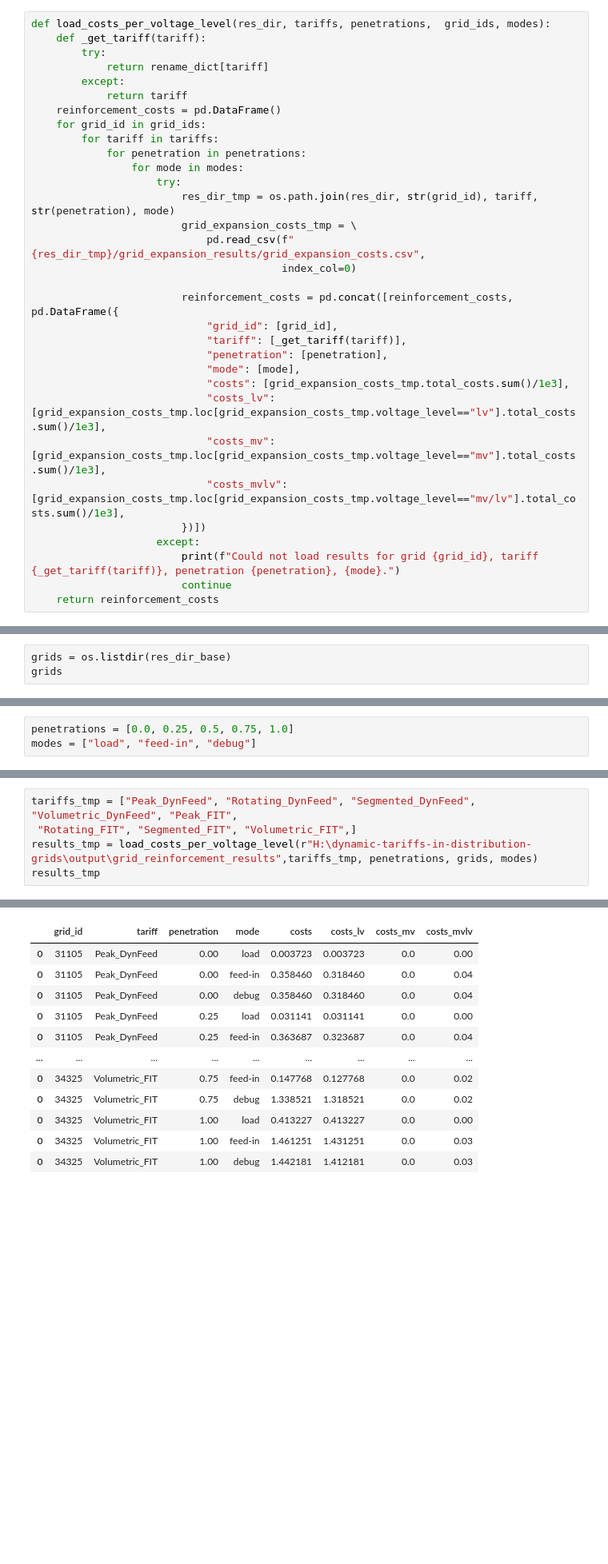
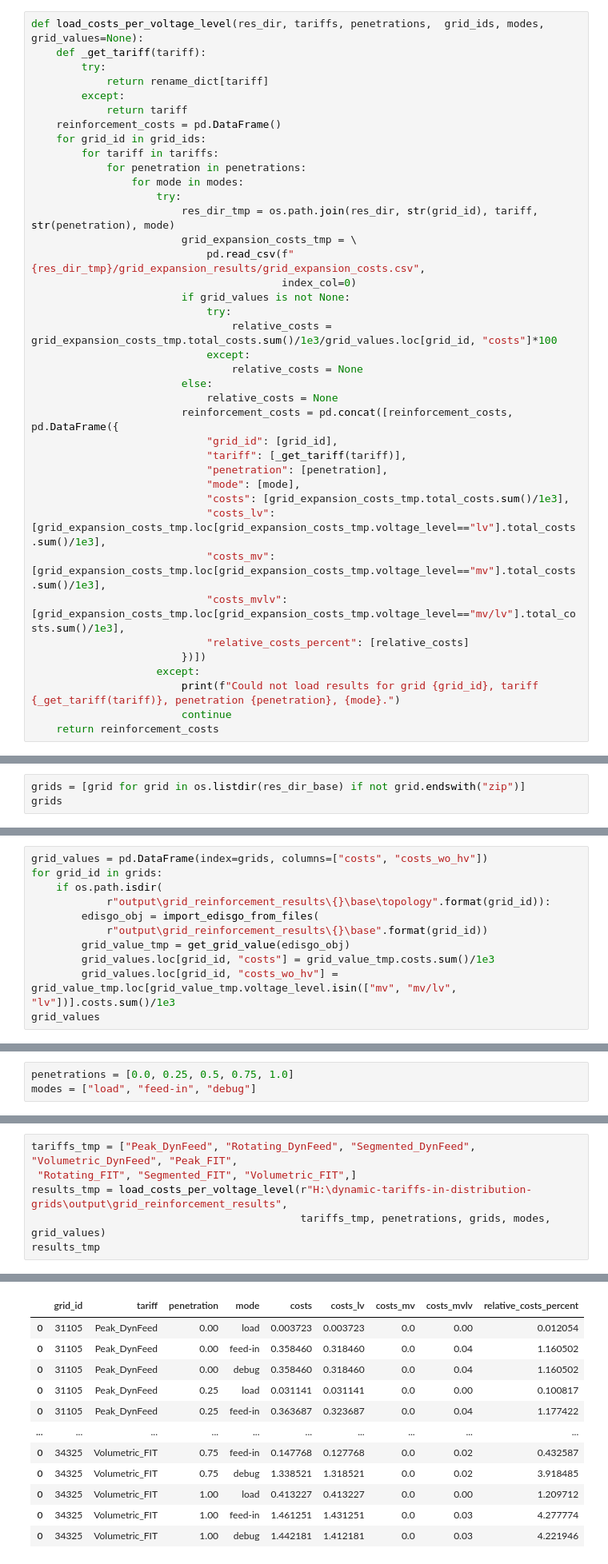
Before and after one commit to leloq/dynamic-tariffs-in-distribution-grids, a Jupyter notebook: 05_Visualise_reinforcement_results.ipynb, the cells around one changed output, grey strips where cells are left out. Shown at 80% size. Cells and saved outputs as stored; diff of their text form; blank space fills up the shorter version.

```diff
--- a/05_Visualise_reinforcement_results.ipynb
+++ b/05_Visualise_reinforcement_results.ipynb
@@ -9,5 +14,5 @@ import matplotlib.patches as mpatches
 # %%
-def load_costs_per_voltage_level(res_dir, tariffs, penetrations,  grid_ids, modes):
+def load_costs_per_voltage_level(res_dir, tariffs, penetrations,  grid_ids, modes, grid_values=None):
     def _get_tariff(tariff):
         try:
             return rename_dict[tariff]
@@ -23,7 +28,13 @@ def load_costs_per_voltage_level(res_dir, tariffs, penetrations,  grid_ids, mode
                         grid_expansion_costs_tmp = \
                             pd.read_csv(f"{res_dir_tmp}/grid_expansion_results/grid_expansion_costs.csv",
                                         index_col=0)
-
+                        if grid_values is not None:
+                            try:
+                                relative_costs = grid_expansion_costs_tmp.total_costs.sum()/1e3/grid_values.loc[grid_id, "costs"]*100
+                            except:
+                                relative_costs = None
+                        else:
+                            relative_costs = None
                         reinforcement_costs = pd.concat([reinforcement_costs, pd.DataFrame({
                             "grid_id": [grid_id],
                             "tariff": [_get_tariff(tariff)],
@@ -33,6 +44,7 @@ def load_costs_per_voltage_level(res_dir, tariffs, penetrations,  grid_ids, mode
                             "costs_lv": [grid_expansion_costs_tmp.loc[grid_expansion_costs_tmp.voltage_level=="lv"].total_costs.sum()/1e3],
                             "costs_mv": [grid_expansion_costs_tmp.loc[grid_expansion_costs_tmp.voltage_level=="mv"].total_costs.sum()/1e3],
                             "costs_mvlv": [grid_expansion_costs_tmp.loc[grid_expansion_costs_tmp.voltage_level=="mv/lv"].total_costs.sum()/1e3],
+                            "relative_costs_percent": [relative_costs]
                         })])
                     except:
                         print(f"Could not load results for grid {grid_id}, tariff {_get_tariff(tariff)}, penetration {penetration}, {mode}.")
@@ -41,7 +96,7 @@ def load_costs_per_voltage_level(res_dir, tariffs, penetrations,  grid_ids, mode
 # %%
 res_dir_base = r"H:\dynamic-tariffs-in-distribution-grids\output\grid_reinforcement_results"
 # %%
-grids = os.listdir(res_dir_base)
+grids = [grid for grid in os.listdir(res_dir_base) if not grid.endswith("zip")]
 grids
 # %% [output]
 ['31105',
@@ -54,3 +109,14 @@ grids
  '33128',
  '34186',
  '34325']
+# %%
+grid_values = pd.DataFrame(index=grids, columns=["costs", "costs_wo_hv"])
+for grid_id in grids:
+    if os.path.isdir(
+            r"output\grid_reinforcement_results\{}\base\topology".format(grid_id)):
+        edisgo_obj = import_edisgo_from_files(
+            r"output\grid_reinforcement_results\{}\base".format(grid_id))
+        grid_value_tmp = get_grid_value(edisgo_obj)
+        grid_values.loc[grid_id, "costs"] = grid_value_tmp.costs.sum()/1e3
+        grid_values.loc[grid_id, "costs_wo_hv"] = grid_value_tmp.loc[grid_value_tmp.voltage_level.isin(["mv", "mv/lv", "lv"])].costs.sum()/1e3
+grid_values
@@ -101,35 +185,36 @@ rename_dict ={
 # %%
 tariffs_tmp = ["Peak_DynFeed", "Rotating_DynFeed", "Segmented_DynFeed", "Volumetric_DynFeed", "Peak_FIT",
  "Rotating_FIT", "Segmented_FIT", "Volumetric_FIT",]
-results_tmp = load_costs_per_voltage_level(r"H:\dynamic-tariffs-in-distribution-grids\output\grid_reinforcement_results",tariffs_tmp, penetrations, grids, modes)
+results_tmp = load_costs_per_voltage_level(r"H:\dynamic-tariffs-in-distribution-grids\output\grid_reinforcement_results",
+                                           tariffs_tmp, penetrations, grids, modes, grid_values)
 results_tmp
 # %% [output]
 Could not load results for grid 31105, tariff Rotating_DynFeed, penetration 0.0, load.
 Could not load results for grid 31105, tariff Segmented_DynFeed, penetration 0.0, load.
 Could not load results for grid 31105, tariff Segmented_DynFeed, penetration 0.25, load.
 Could not load results for grid 31105, tariff Segmented_DynFeed, penetration 0.5, load.
 Could not load results for grid 31105, tariff Segmented_DynFeed, penetration 0.75, load.
 Could not load results for grid 31105, tariff Segmented_DynFeed, penetration 1.0, load.
 Could not load results for grid 31105, tariff Volumetric_DynFeed, penetration 0.0, load.
 Could not load results for grid 31105, tariff Peak_FIT, penetration 0.0, load.
 Could not load results for grid 31105, tariff Rotating_FIT, penetration 0.0, load.
 Could not load results for grid 31105, tariff Segmented_FIT, penetration 0.0, load.
 Could not load results for grid 31105, tariff Segmented_FIT, penetration 0.25, load.
 Could not load results for grid 31105, tariff Segmented_FIT, penetration 0.5, load.
 ... (96 lines left out)
 Could not load results for grid 34325, tariff Segmented_FIT, penetration 0.5, load.
 Could not load results for grid 34325, tariff Segmented_FIT, penetration 0.75, load.
 Could not load results for grid 34325, tariff Segmented_FIT, penetration 1.0, load.
 Could not load results for grid 34325, tariff Volumetric_FIT, penetration 0.0, load.
-|  | grid_id | tariff | penetration | mode | costs | costs_lv | costs_mv | costs_mvlv |
-| 0 | 31105 | Peak_DynFeed | 0.00 | load | 0.003723 | 0.003723 | 0.0 | 0.00 |
-| 0 | 31105 | Peak_DynFeed | 0.00 | feed-in | 0.358460 | 0.318460 | 0.0 | 0.04 |
-| 0 | 31105 | Peak_DynFeed | 0.00 | debug | 0.358460 | 0.318460 | 0.0 | 0.04 |
-| 0 | 31105 | Peak_DynFeed | 0.25 | load | 0.031141 | 0.031141 | 0.0 | 0.00 |
-| 0 | 31105 | Peak_DynFeed | 0.25 | feed-in | 0.363687 | 0.323687 | 0.0 | 0.04 |
-| ... | ... | ... | ... | ... | ... | ... | ... | ... |
-| 0 | 34325 | Volumetric_FIT | 0.75 | feed-in | 0.147768 | 0.127768 | 0.0 | 0.02 |
-| 0 | 34325 | Volumetric_FIT | 0.75 | debug | 1.338521 | 1.318521 | 0.0 | 0.02 |
-| 0 | 34325 | Volumetric_FIT | 1.00 | load | 0.413227 | 0.413227 | 0.0 | 0.00 |
-| 0 | 34325 | Volumetric_FIT | 1.00 | feed-in | 1.461251 | 1.431251 | 0.0 | 0.03 |
-| 0 | 34325 | Volumetric_FIT | 1.00 | debug | 1.442181 | 1.412181 | 0.0 | 0.03 |
+|  | grid_id | tariff | penetration | mode | costs | costs_lv | costs_mv | costs_mvlv | relative_costs_percent |
+| 0 | 31105 | Peak_DynFeed | 0.00 | load | 0.003723 | 0.003723 | 0.0 | 0.00 | 0.012054 |
+| 0 | 31105 | Peak_DynFeed | 0.00 | feed-in | 0.358460 | 0.318460 | 0.0 | 0.04 | 1.160502 |
+| 0 | 31105 | Peak_DynFeed | 0.00 | debug | 0.358460 | 0.318460 | 0.0 | 0.04 | 1.160502 |
+| 0 | 31105 | Peak_DynFeed | 0.25 | load | 0.031141 | 0.031141 | 0.0 | 0.00 | 0.100817 |
+| 0 | 31105 | Peak_DynFeed | 0.25 | feed-in | 0.363687 | 0.323687 | 0.0 | 0.04 | 1.177422 |
+| ... | ... | ... | ... | ... | ... | ... | ... | ... | ... |
+| 0 | 34325 | Volumetric_FIT | 0.75 | feed-in | 0.147768 | 0.127768 | 0.0 | 0.02 | 0.432587 |
+| 0 | 34325 | Volumetric_FIT | 0.75 | debug | 1.338521 | 1.318521 | 0.0 | 0.02 | 3.918485 |
+| 0 | 34325 | Volumetric_FIT | 1.00 | load | 0.413227 | 0.413227 | 0.0 | 0.00 | 1.209712 |
+| 0 | 34325 | Volumetric_FIT | 1.00 | feed-in | 1.461251 | 1.431251 | 0.0 | 0.03 | 4.277774 |
+| 0 | 34325 | Volumetric_FIT | 1.00 | debug | 1.442181 | 1.412181 | 0.0 | 0.03 | 4.221946 |
```
Also changed, not shown: parts of 48 cells of this notebook.
